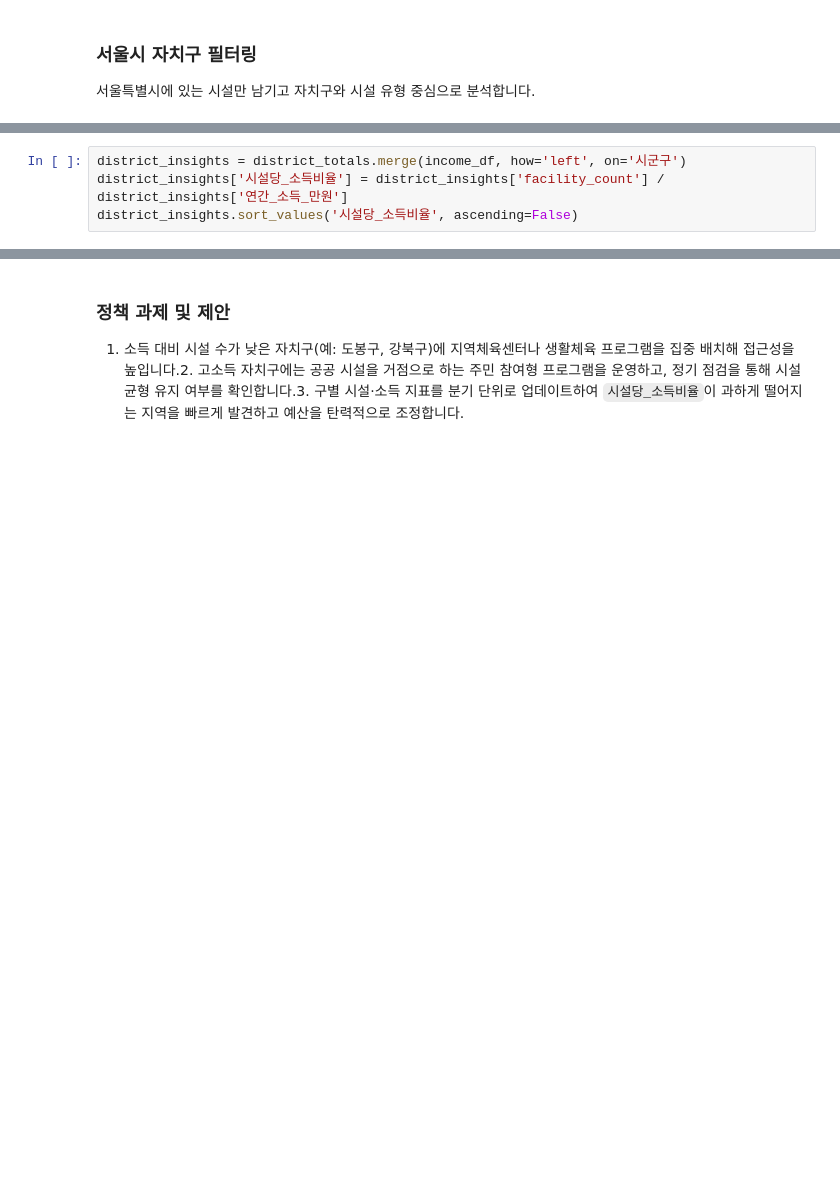
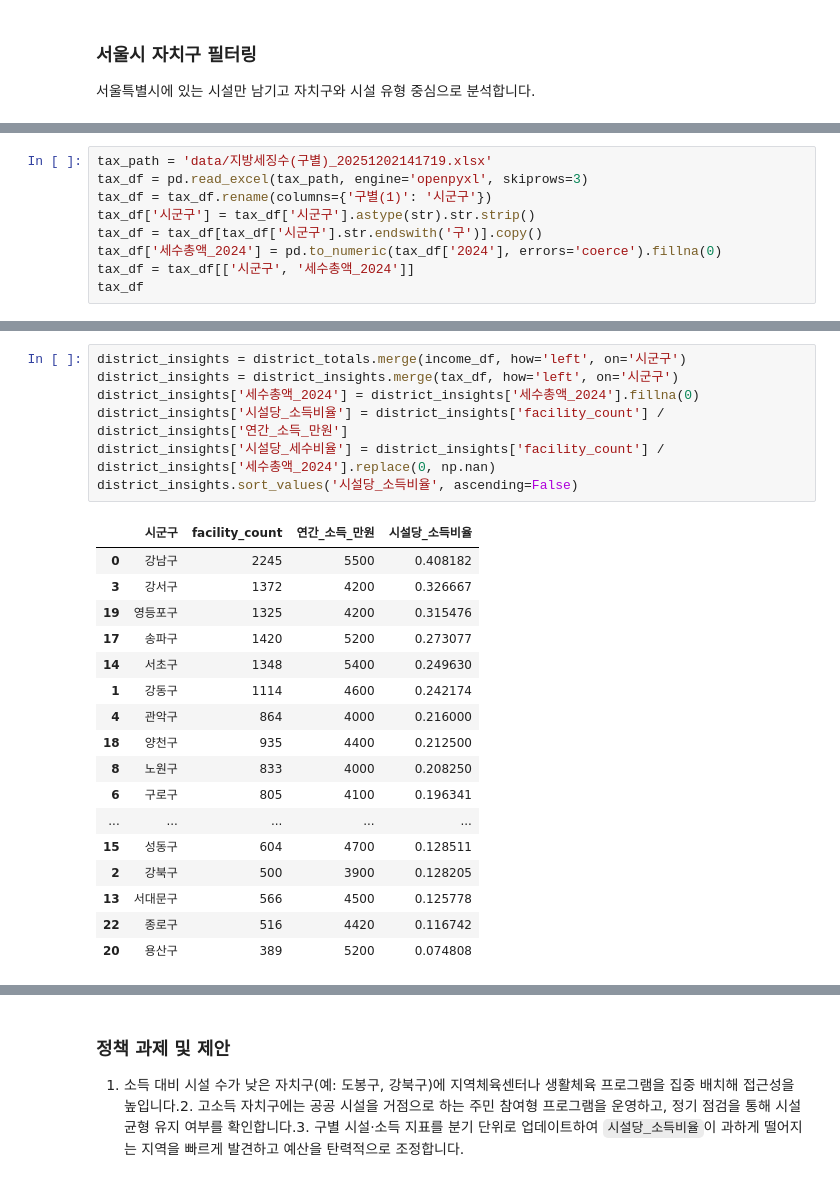
Before and after one commit to GabrielJung0727/2025_2st, a Jupyter notebook: 03_데이터분석실습/06_1202/colab_seoul_sports_analysis.ipynb, the cells around one changed output, grey strips where cells are left out. Saved outputs shown, nothing was run; the diff lists cells and outputs as text; blank space fills up the shorter version.

```diff
--- a/03_데이터분석실습/06_1202/colab_seoul_sports_analysis.ipynb
+++ b/03_데이터분석실습/06_1202/colab_seoul_sports_analysis.ipynb
@@ -35,3 +69,12 @@ seoul_df[['시설명', '시설유형명', '시군구']].head(3)
+# %%
+tax_path = 'data/지방세징수(구별)_20251202141719.xlsx'
+tax_df = pd.read_excel(tax_path, engine='openpyxl', skiprows=3)
+tax_df = tax_df.rename(columns={'구별(1)': '시군구'})
+tax_df['시군구'] = tax_df['시군구'].astype(str).str.strip()
+tax_df = tax_df[tax_df['시군구'].str.endswith('구')].copy()
+tax_df['세수총액_2024'] = pd.to_numeric(tax_df['2024'], errors='coerce').fillna(0)
+tax_df = tax_df[['시군구', '세수총액_2024']]
+tax_df
 # %%
 district_type_counts = (
     seoul_df.groupby(['시군구', '시설유형명'])
@@ -79,7 +150,28 @@ income_df
 # %%
 district_insights = district_totals.merge(income_df, how='left', on='시군구')
+district_insights = district_insights.merge(tax_df, how='left', on='시군구')
+district_insights['세수총액_2024'] = district_insights['세수총액_2024'].fillna(0)
 district_insights['시설당_소득비율'] = district_insights['facility_count'] / district_insights['연간_소득_만원']
+district_insights['시설당_세수비율'] = district_insights['facility_count'] / district_insights['세수총액_2024'].replace(0, np.nan)
 district_insights.sort_values('시설당_소득비율', ascending=False)
+# %% [output]
+|  | 시군구 | facility_count | 연간_소득_만원 | 시설당_소득비율 |
+| 0 | 강남구 | 2245 | 5500 | 0.408182 |
+| 3 | 강서구 | 1372 | 4200 | 0.326667 |
+| 19 | 영등포구 | 1325 | 4200 | 0.315476 |
+| 17 | 송파구 | 1420 | 5200 | 0.273077 |
+| 14 | 서초구 | 1348 | 5400 | 0.249630 |
+| 1 | 강동구 | 1114 | 4600 | 0.242174 |
+| 4 | 관악구 | 864 | 4000 | 0.216000 |
+| 18 | 양천구 | 935 | 4400 | 0.212500 |
+| 8 | 노원구 | 833 | 4000 | 0.208250 |
+| 6 | 구로구 | 805 | 4100 | 0.196341 |
+| ... | ... | ... | ... | ... |
+| 15 | 성동구 | 604 | 4700 | 0.128511 |
+| 2 | 강북구 | 500 | 3900 | 0.128205 |
+| 13 | 서대문구 | 566 | 4500 | 0.125778 |
+| 22 | 종로구 | 516 | 4420 | 0.116742 |
+| 20 | 용산구 | 389 | 5200 | 0.074808 |
 # %%
 plt.figure(figsize=(10, 6))
 sns.regplot(
```
Also changed, not shown: parts of 10 cells of this notebook.
